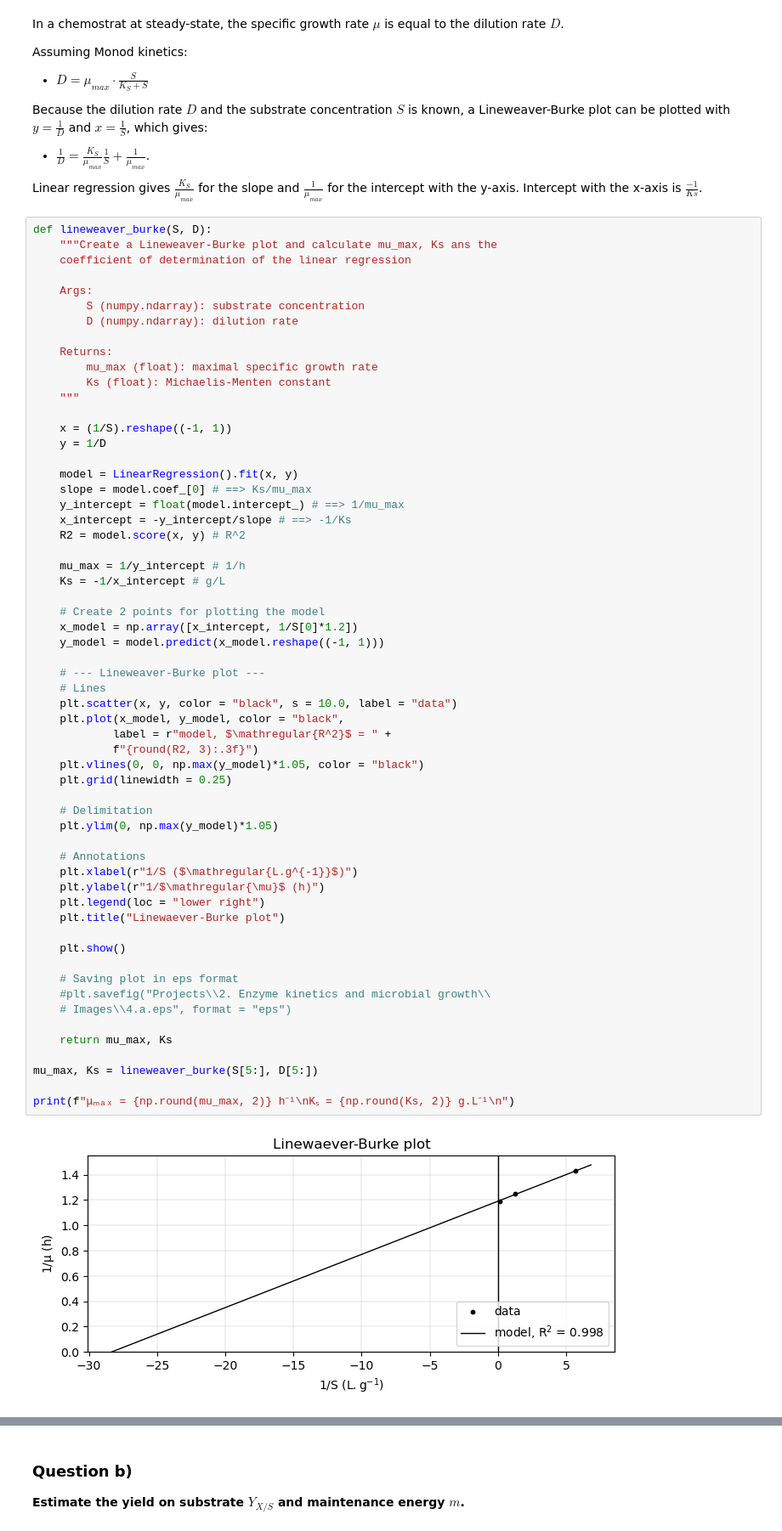
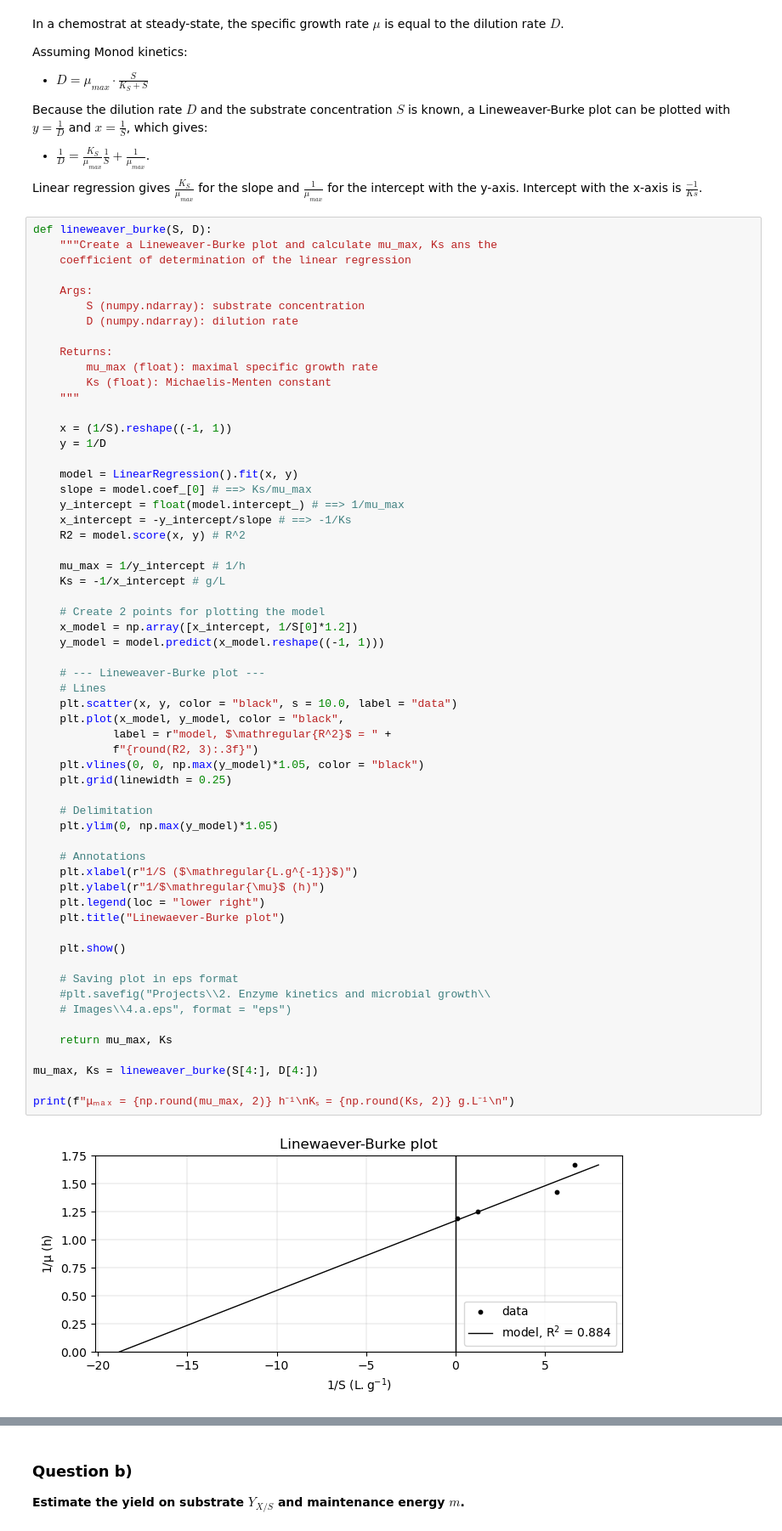
Before and after one commit to jonathanrsr/biochemical, a Jupyter notebook: Projects/2. Enzyme kinetics and microbial growth/Exercise 4.ipynb, the cells around one changed output, grey strips where cells are left out. Shown: that part at 85% size. Saved outputs shown, nothing was run; the diff lists cells and outputs as text.

```diff
--- a/Projects/2. Enzyme kinetics and microbial growth/Exercise 4.ipynb
+++ b/Projects/2. Enzyme kinetics and microbial growth/Exercise 4.ipynb
@@ -79,32 +79,32 @@ def lineweaver_burke(S, D):
 
     # --- Lineweaver-Burke plot ---
     # Lines
     plt.scatter(x, y, color = "black", s = 10.0, label = "data")
     plt.plot(x_model, y_model, color = "black",
             label = r"model, $\mathregular{R^2}$ = " +
             f"{round(R2, 3):.3f}")
     plt.vlines(0, 0, np.max(y_model)*1.05, color = "black")
     plt.grid(linewidth = 0.25)
 
     # Delimitation
     plt.ylim(0, np.max(y_model)*1.05)
 
     # Annotations
     plt.xlabel(r"1/S ($\mathregular{L.g^{-1}}$)")
     plt.ylabel(r"1/$\mathregular{\mu}$ (h)")
     plt.legend(loc = "lower right")
     plt.title("Linewaever-Burke plot")
 
     plt.show()
 
     # Saving plot in eps format
     #plt.savefig("Projects\\2. Enzyme kinetics and microbial growth\\
     # Images\\4.a.eps", format = "eps")
 
     return mu_max, Ks
 
-mu_max, Ks = lineweaver_burke(S[5:], D[5:])
+mu_max, Ks = lineweaver_burke(S[4:], D[4:])
 
 print(f"μₘₐₓ = {np.round(mu_max, 2)} h⁻¹\nKₛ = {np.round(Ks, 2)} g.L⁻¹\n")
 # %% [output]
-[figure, old version]
+[figure, new version]
```
Also changed, not shown: parts of 6 cells of this notebook.
